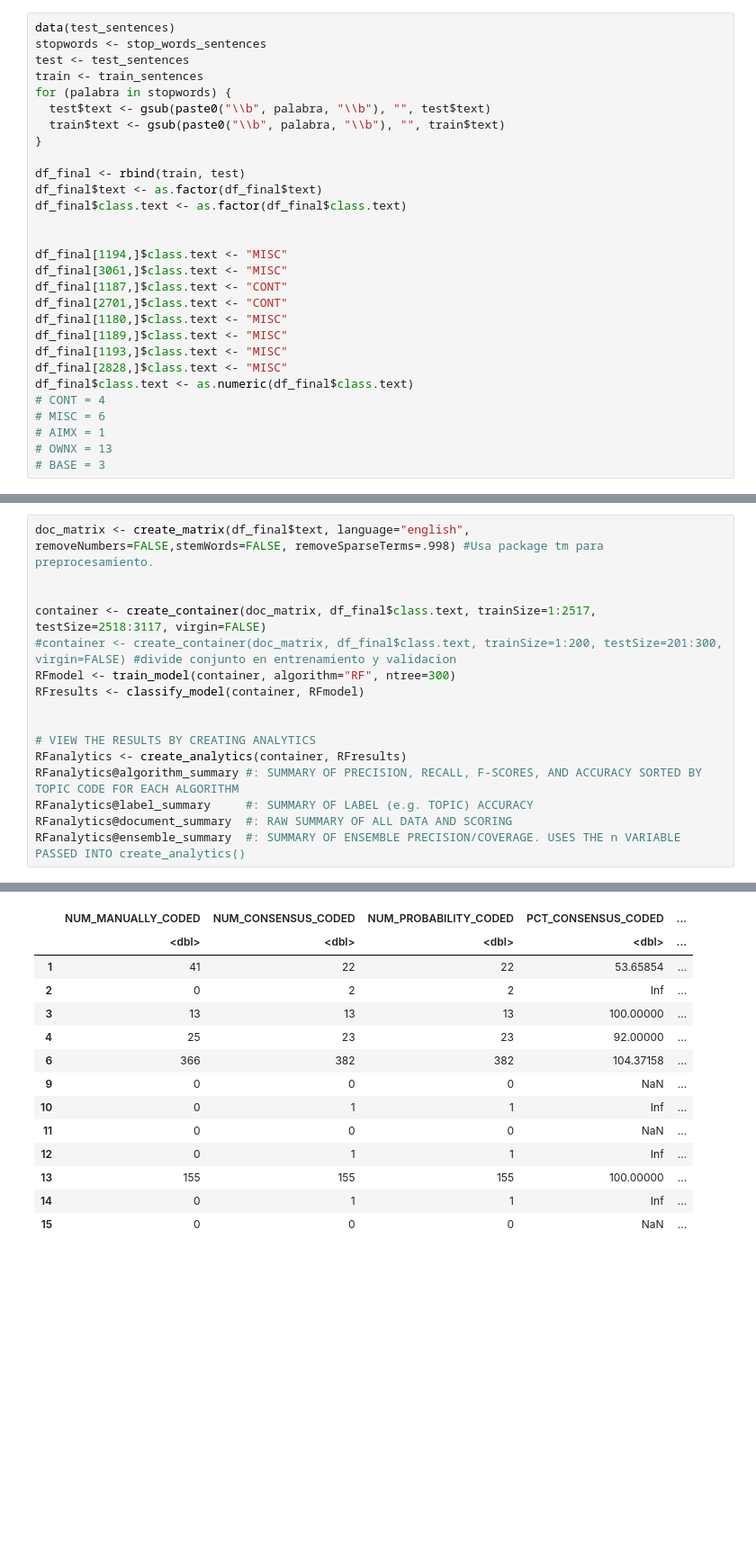
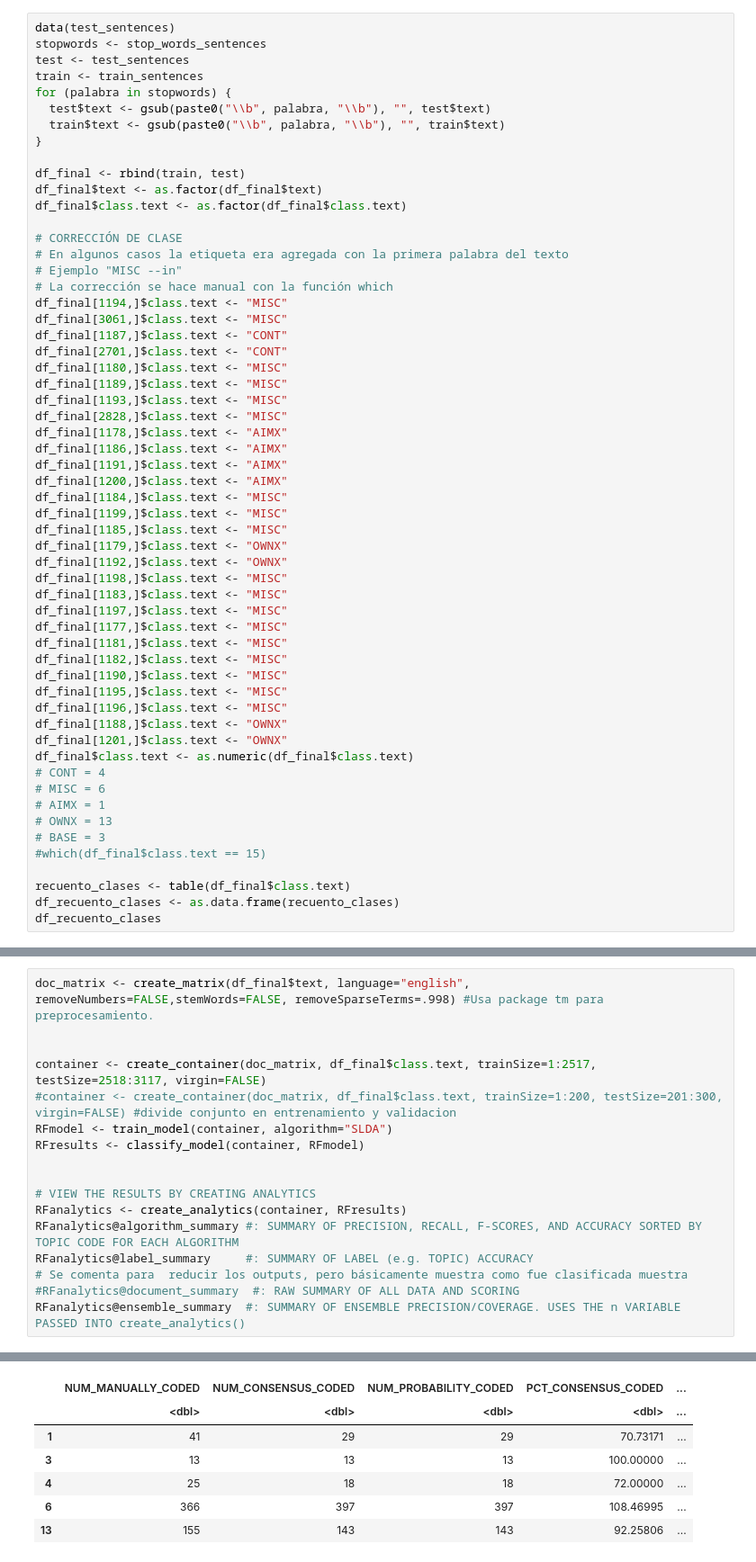
Before and after one commit to salinasmiguelg/textminning, a Jupyter notebook: SentenceCorpus/tm.ipynb, the cells around one changed output, grey strips where cells are left out. Shown: that part at 90% size. Saved outputs shown, nothing was run; the diff lists cells and outputs as text; blank space fills up the shorter version.

Commit message:
Código terminado RF,SLDA y GLMNET

```diff
--- a/SentenceCorpus/tm.ipynb
+++ b/SentenceCorpus/tm.ipynb
@@ -23,7 +52,10 @@ df_final <- rbind(train, test)
 df_final$text <- as.factor(df_final$text)
 df_final$class.text <- as.factor(df_final$class.text)
 
-
+# CORRECCIÓN DE CLASE
+# En algunos casos la etiqueta era agregada con la primera palabra del texto
+# Ejemplo "MISC --in"
+# La corrección se hace manual con la función which
 df_final[1194,]$class.text <- "MISC"
 df_final[3061,]$class.text <- "MISC"
 df_final[1187,]$class.text <- "CONT"
@@ -32,9 +64,34 @@ df_final[1180,]$class.text <- "MISC"
 df_final[1189,]$class.text <- "MISC"
 df_final[1193,]$class.text <- "MISC"
 df_final[2828,]$class.text <- "MISC"
+df_final[1178,]$class.text <- "AIMX"
+df_final[1186,]$class.text <- "AIMX"
+df_final[1191,]$class.text <- "AIMX"
+df_final[1200,]$class.text <- "AIMX"
+df_final[1184,]$class.text <- "MISC"
+df_final[1199,]$class.text <- "MISC"
+df_final[1185,]$class.text <- "MISC"
+df_final[1179,]$class.text <- "OWNX"
+df_final[1192,]$class.text <- "OWNX"
+df_final[1198,]$class.text <- "MISC"
+df_final[1183,]$class.text <- "MISC"
+df_final[1197,]$class.text <- "MISC"
+df_final[1177,]$class.text <- "MISC"
+df_final[1181,]$class.text <- "MISC"
+df_final[1182,]$class.text <- "MISC"
+df_final[1190,]$class.text <- "MISC"
+df_final[1195,]$class.text <- "MISC"
+df_final[1196,]$class.text <- "MISC"
+df_final[1188,]$class.text <- "OWNX"
+df_final[1201,]$class.text <- "OWNX"
 df_final$class.text <- as.numeric(df_final$class.text)
 # CONT = 4
 # MISC = 6
 # AIMX = 1
 # OWNX = 13
 # BASE = 3
+#which(df_final$class.text == 15)
+
+recuento_clases <- table(df_final$class.text)
+df_recuento_clases <- as.data.frame(recuento_clases)
+df_recuento_clases
@@ -44,7 +154,7 @@ doc_matrix <- create_matrix(df_final$text, language="english", removeNumbers=FAL
 
 container <- create_container(doc_matrix, df_final$class.text, trainSize=1:2517, testSize=2518:3117, virgin=FALSE)
 #container <- create_container(doc_matrix, df_final$class.text, trainSize=1:200, testSize=201:300, virgin=FALSE) #divide conjunto en entrenamiento y validacion
-RFmodel <- train_model(container, algorithm="RF", ntree=300)
+RFmodel <- train_model(container, algorithm="SLDA")
 RFresults <- classify_model(container, RFmodel)
 
 
@@ -52,7 +162,8 @@ RFresults <- classify_model(container, RFmodel)
 RFanalytics <- create_analytics(container, RFresults)
 RFanalytics@algorithm_summary #: SUMMARY OF PRECISION, RECALL, F-SCORES, AND ACCURACY SORTED BY TOPIC CODE FOR EACH ALGORITHM
 RFanalytics@label_summary     #: SUMMARY OF LABEL (e.g. TOPIC) ACCURACY
-RFanalytics@document_summary  #: RAW SUMMARY OF ALL DATA AND SCORING
+# Se comenta para  reducir los outputs, pero básicamente muestra como fue clasificada muestra
+#RFanalytics@document_summary  #: RAW SUMMARY OF ALL DATA AND SCORING
 RFanalytics@ensemble_summary  #: SUMMARY OF ENSEMBLE PRECISION/COVERAGE. USES THE n VARIABLE PASSED INTO create_analytics()
 # %% [output]
 Warning message in TermDocumentMatrix.SimpleCorpus(x, control):
@@ -71,15 +182,8 @@ A data.frame: 12 × 7
 |  | NUM_MANUALLY_CODED | NUM_CONSENSUS_CODED | NUM_PROBABILITY_CODED | PCT_CONSENSUS_CODED | ... |
 |  | <dbl> | <dbl> | <dbl> | <dbl> | ... |
-| 1 | 41 | 22 | 22 | 53.65854 | ... |
-| 2 | 0 | 2 | 2 | Inf | ... |
+| 1 | 41 | 29 | 29 | 70.73171 | ... |
 | 3 | 13 | 13 | 13 | 100.00000 | ... |
-| 4 | 25 | 23 | 23 | 92.00000 | ... |
-| 6 | 366 | 382 | 382 | 104.37158 | ... |
-| 9 | 0 | 0 | 0 | NaN | ... |
-| 10 | 0 | 1 | 1 | Inf | ... |
-| 11 | 0 | 0 | 0 | NaN | ... |
-| 12 | 0 | 1 | 1 | Inf | ... |
-| 13 | 155 | 155 | 155 | 100.00000 | ... |
-| 14 | 0 | 1 | 1 | Inf | ... |
-| 15 | 0 | 0 | 0 | NaN | ... |
+| 4 | 25 | 18 | 18 | 72.00000 | ... |
+| 6 | 366 | 397 | 397 | 108.46995 | ... |
+| 13 | 155 | 143 | 143 | 92.25806 | ... |
 A data.frame: 600 × 8
```
Also changed, not shown: parts of 11 cells of this notebook, 1 other file.
